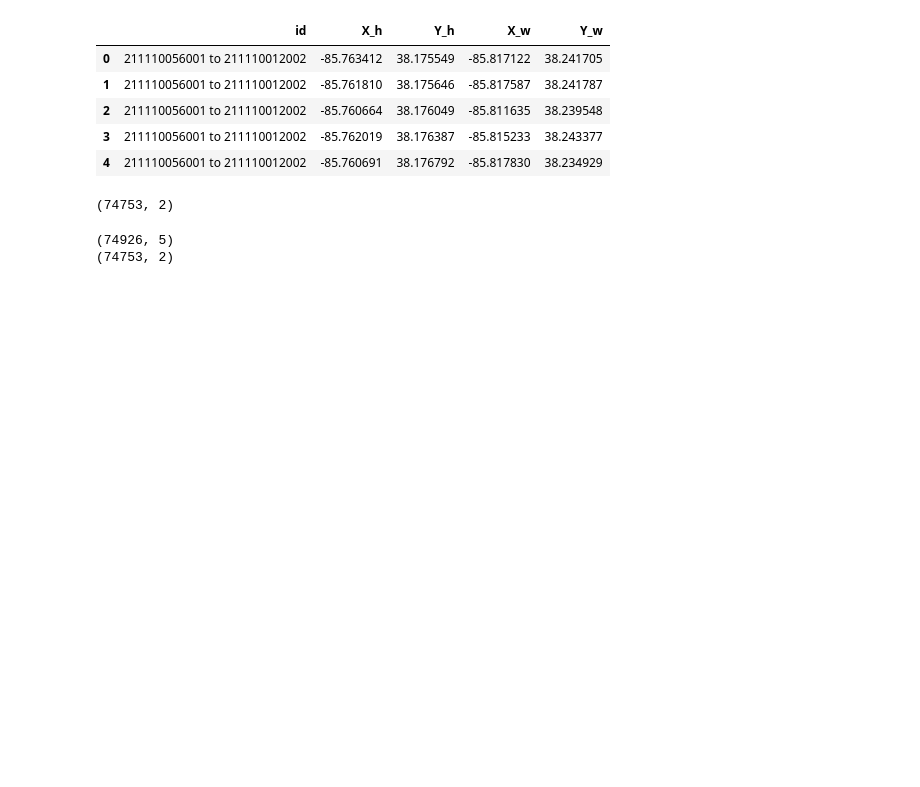
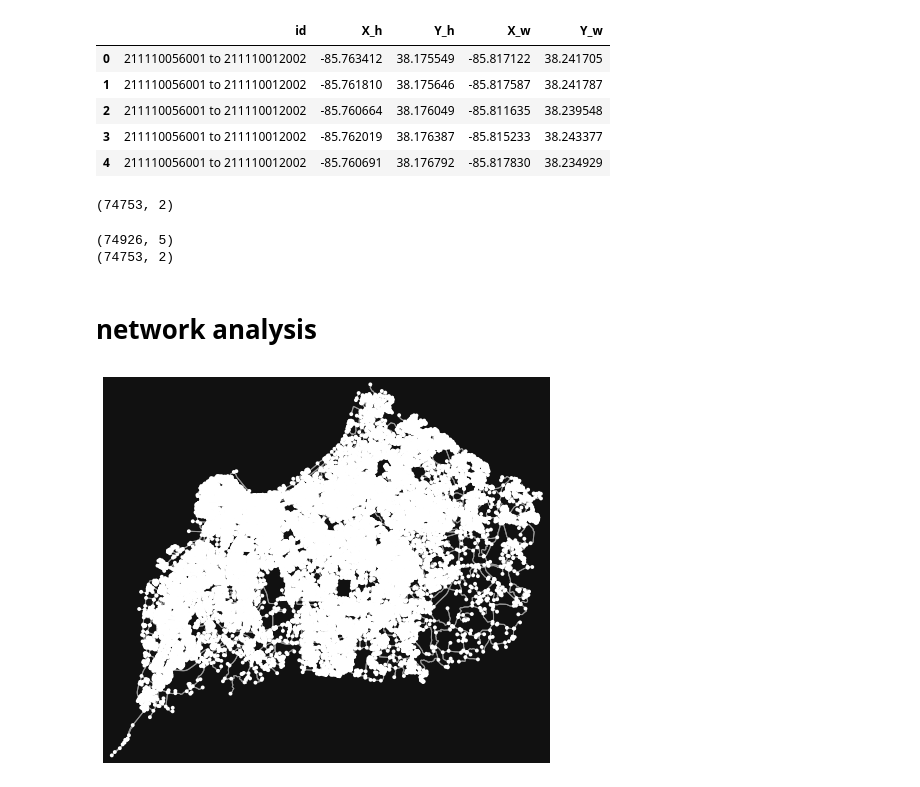
Before and after one commit to asrenninger/jams, a Jupyter notebook: python/osmnx.ipynb, the cells around one changed output. Drawn from its saved outputs; the diff is of its cells as text; code cells hidden in the pictures; blank space fills up the shorter version.

```diff
--- a/python/osmnx.ipynb
+++ b/python/osmnx.ipynb
@@ -258,3 +260,12 @@ final = pd.concat([geo.reset_index(drop=True), final.reset_index(drop=True)], ax
 final.head()
 # %%
 final.to_file("imputed_homes.shp")
+# %% [markdown]
+# network analysis
+# %%
+place = "Jefferson County, Kentucky, USA"
+G = ox.graph_from_place(place, network_type='drive')
+# %%
+fig, ax = ox.plot_graph(G)
+# %% [output]
+[figure, added]
```
Also changed, not shown: parts of 9 cells of this notebook, 1 other file.
